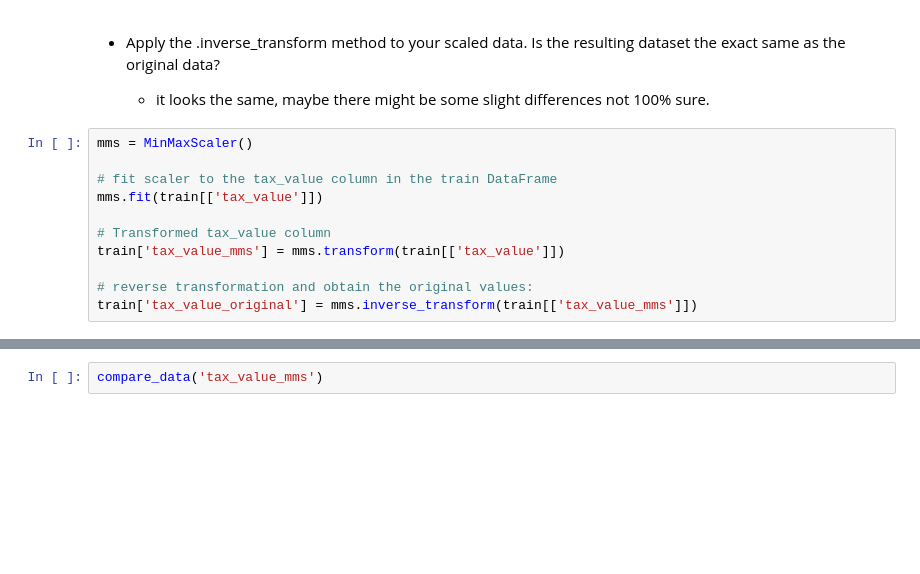
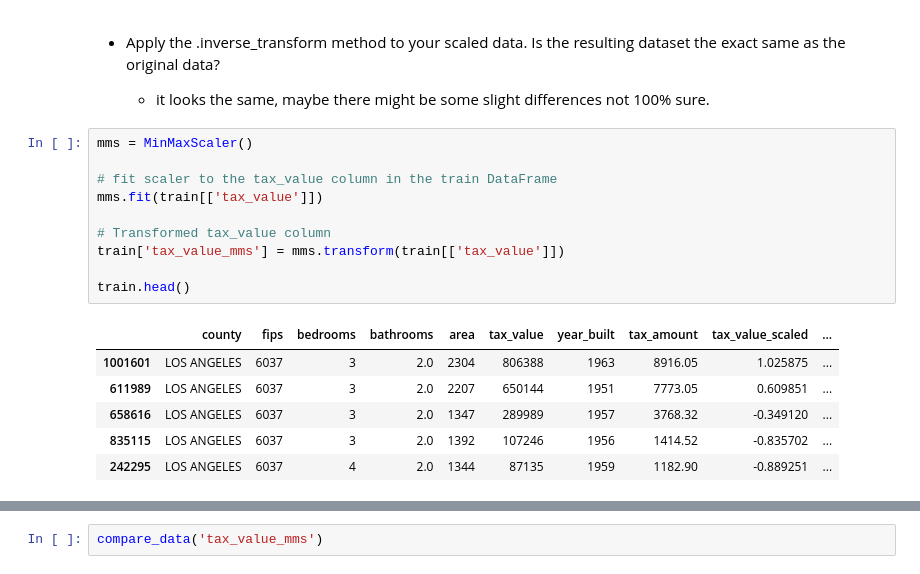
Before and after one commit to Marc-Aradillas/regression-exercises, a Jupyter notebook: scaling.ipynb, the cells around one changed output, grey strips where cells are left out. Saved outputs shown, nothing was run; the diff lists cells and outputs as text; blank space fills up the shorter version.

```diff
--- a/scaling.ipynb
+++ b/scaling.ipynb
@@ -141,14 +141,20 @@ train.tax_value.max()
 * Apply the .inverse_transform method to your scaled data. Is the resulting dataset the exact same as the original data?
 
     - it looks the same, maybe there might be some slight differences not 100% sure.
-# %%
-mms = MinMaxScaler()
-
-# fit scaler to the tax_value column in the train DataFrame
-mms.fit(train[['tax_value']])
-
-# Transformed tax_value column
-train['tax_value_mms'] = mms.transform(train[['tax_value']])
-
-# reverse transformation and obtain the original values:
-train['tax_value_original'] = mms.inverse_transform(train[['tax_value_mms']])
+# %%
+mms = MinMaxScaler()
+
+# fit scaler to the tax_value column in the train DataFrame
+mms.fit(train[['tax_value']])
+
+# Transformed tax_value column
+train['tax_value_mms'] = mms.transform(train[['tax_value']])
+
+train.head()
+# %% [output]
+|  | county | fips | bedrooms | bathrooms | area | tax_value | year_built | tax_amount | tax_value_scaled | ... |
+| 1001601 | LOS ANGELES | 6037 | 3 | 2.0 | 2304 | 806388 | 1963 | 8916.05 | 1.025875 | ... |
+| 611989 | LOS ANGELES | 6037 | 3 | 2.0 | 2207 | 650144 | 1951 | 7773.05 | 0.609851 | ... |
+| 658616 | LOS ANGELES | 6037 | 3 | 2.0 | 1347 | 289989 | 1957 | 3768.32 | -0.349120 | ... |
+| 835115 | LOS ANGELES | 6037 | 3 | 2.0 | 1392 | 107246 | 1956 | 1414.52 | -0.835702 | ... |
+| 242295 | LOS ANGELES | 6037 | 4 | 2.0 | 1344 | 87135 | 1959 | 1182.90 | -0.889251 | ... |
```
Also changed, not shown: parts of 13 cells of this notebook, 3 other files.
